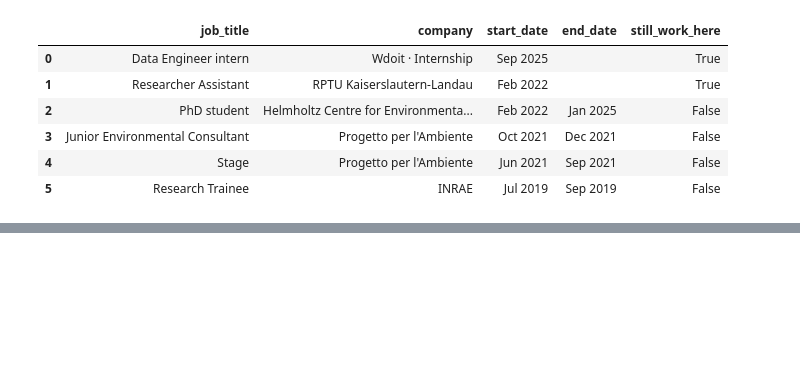
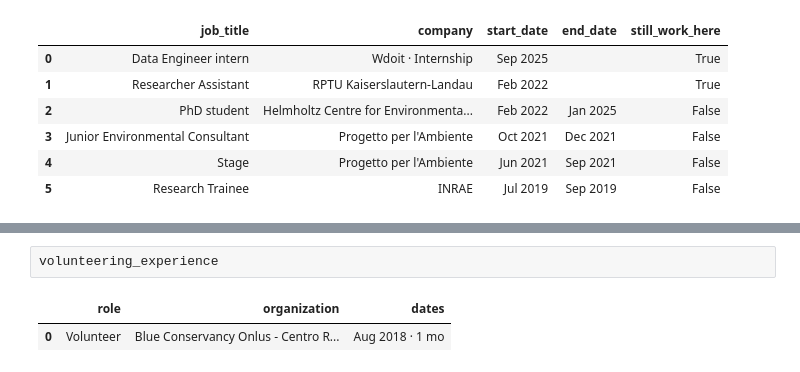
Before and after one commit to W-doit/talendeur-streamlit, a Jupyter notebook: linkedIN_scraping.ipynb, the cells around one changed output, grey strips where cells are left out. Saved outputs shown, nothing was run; the diff lists cells and outputs as text; blank space fills up the shorter version.

```diff
--- a/linkedIN_scraping.ipynb
+++ b/linkedIN_scraping.ipynb
@@ -664,0 +858,5 @@ profile
+# %%
+volunteering_experience
+# %% [output]
+|  | role | organization | dates |
+| 0 | Volunteer | Blue Conservancy Onlus - Centro R... | Aug 2018 · 1 mo |
```
Also changed, not shown: parts of 10 cells of this notebook.
